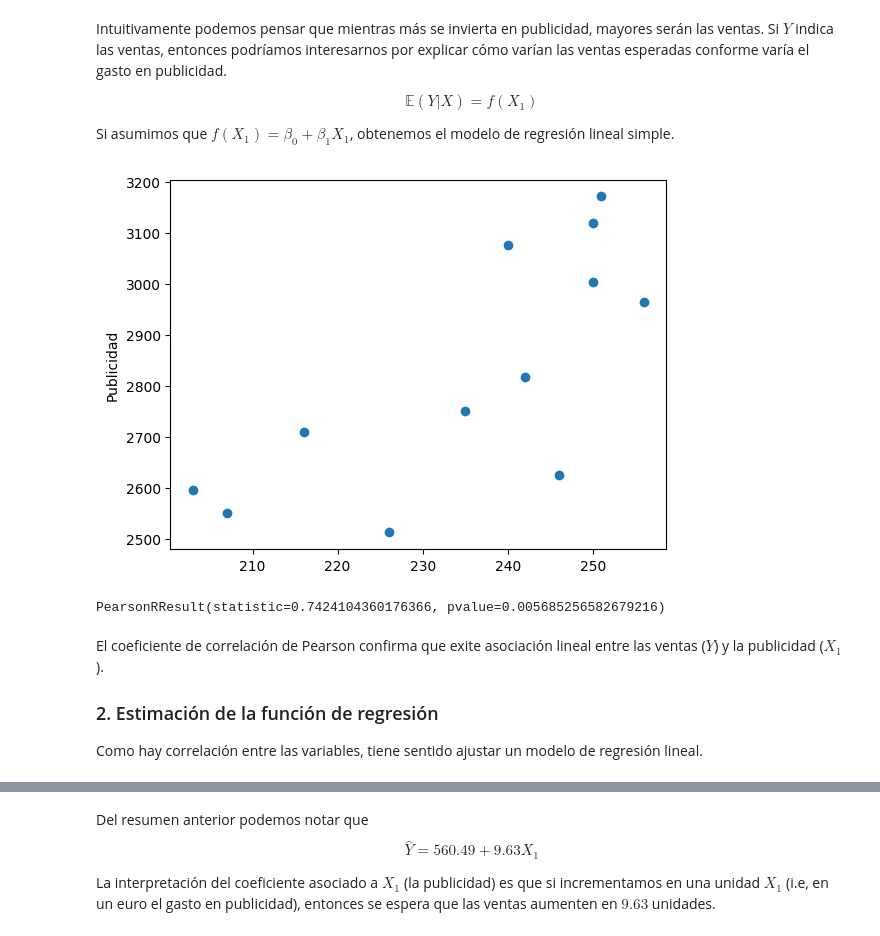
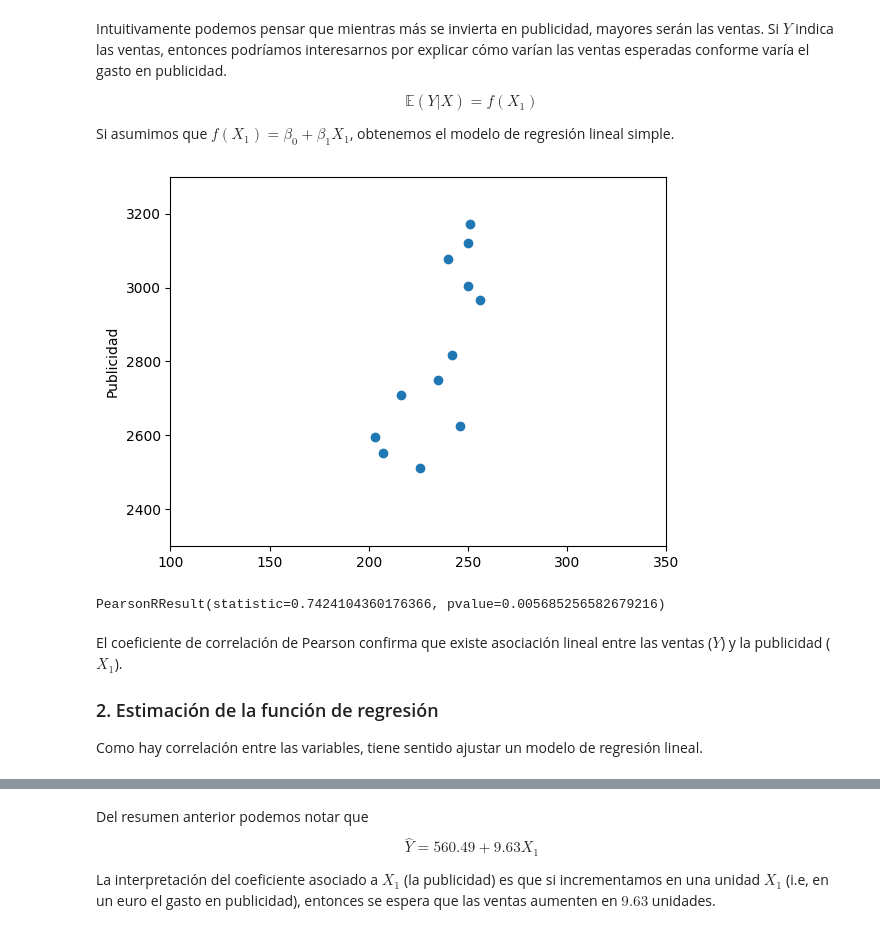
Before and after one commit to ivannpy/estadistica2_2023-2, a Jupyter notebook: MultipleRegression/RegresionMultiple.ipynb, the cells around one changed output, grey strips where cells are left out. Saved outputs shown, nothing was run; the diff lists cells and outputs as text; code cells hidden in the pictures.

```diff
--- a/MultipleRegression/RegresionMultiple.ipynb
+++ b/MultipleRegression/RegresionMultiple.ipynb
@@ -76,9 +76,11 @@ X_1 = data["Publicidad (en miles de euros)"]
 # %%
 plt.ylabel("Ventas")
 plt.ylabel("Publicidad")
+plt.xlim([100,350])
+plt.ylim([2300,3300])
 plt.scatter(X_1, Y);
 # %% [output]
-[figure, old version]
+[figure, new version]
 # %%
 # Pearson correlation coefficient and p-value for testing non-correlation.
 
@@ -86,7 +88,7 @@ stats.pearsonr(X_1, Y)
 # %% [output]
 PearsonRResult(statistic=0.7424104360176366, pvalue=0.005685256582679216)
 # %% [markdown]
-El coeficiente de correlación de Pearson confirma que exite asociación lineal entre las ventas ($Y$) y la publicidad ($X_1$).
+El coeficiente de correlación de Pearson confirma que existe asociación lineal entre las ventas ($Y$) y la publicidad ($X_1$).
 
 ### 2. Estimación de la función de regresión
 
```
Also changed, not shown: parts of 32 cells of this notebook.
